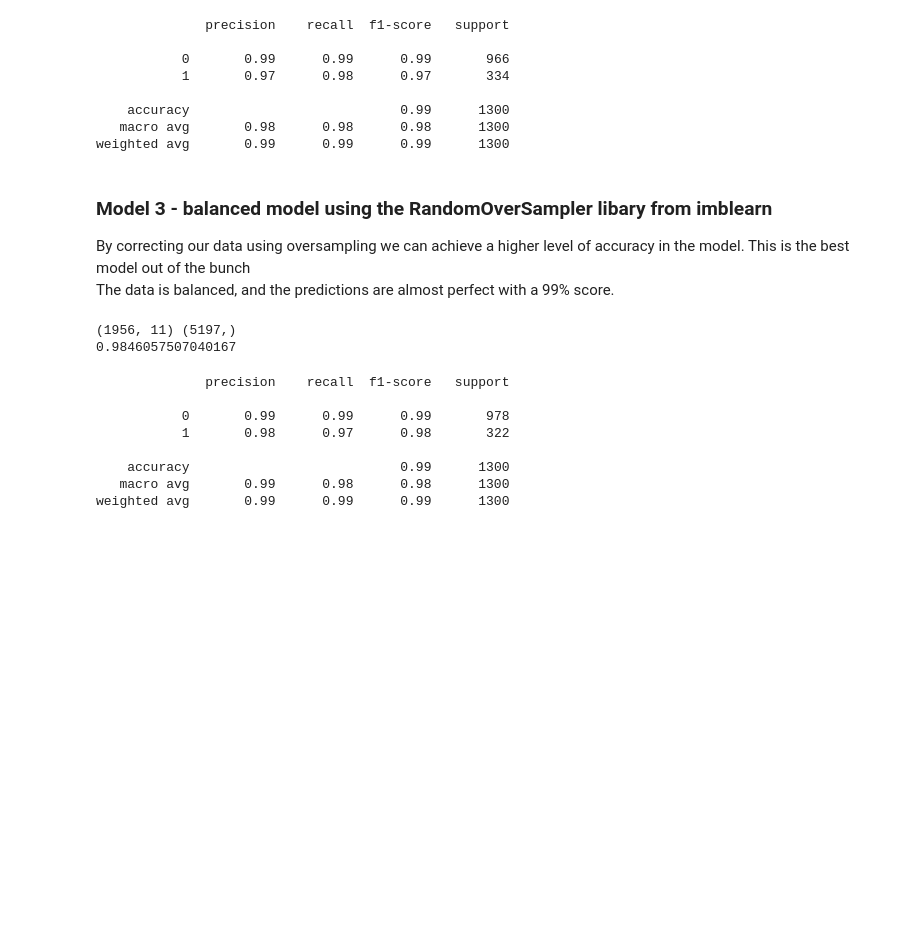
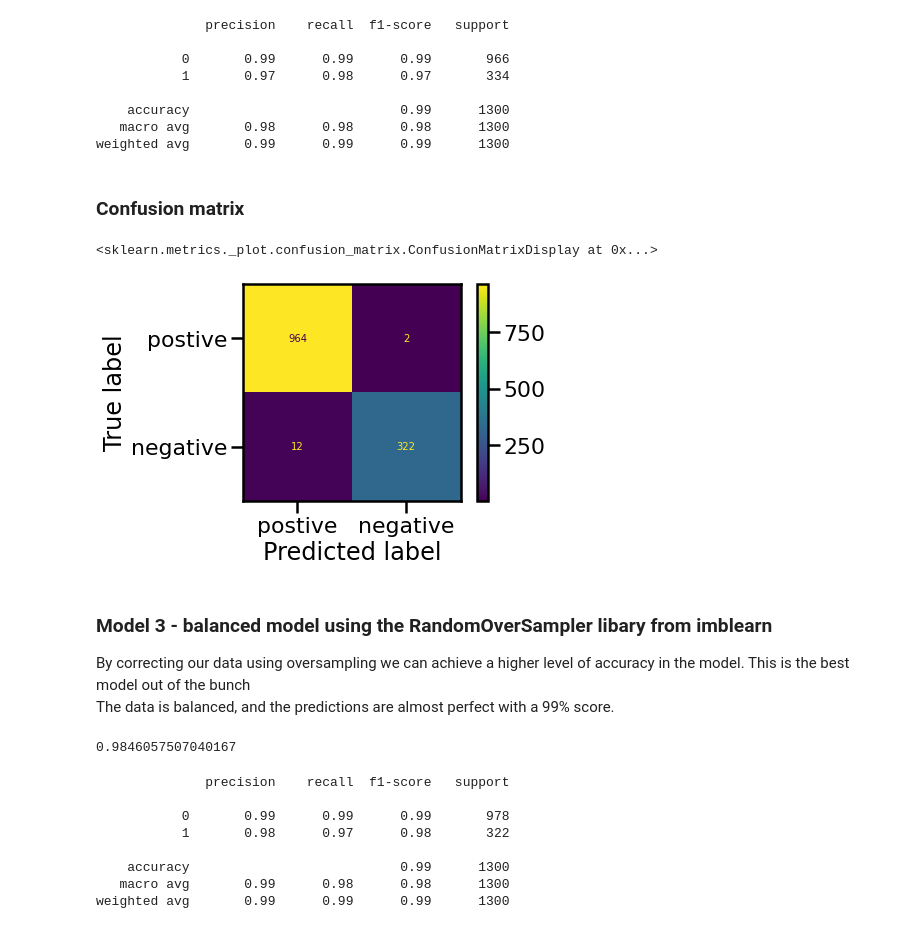
Before and after one commit to TamirIsCool/DataScIntro, a Jupyter notebook: Regression/Wine.ipynb, the cells around one changed output. Cells and saved outputs as stored; diff of their text form; code cells hidden in the pictures; blank space fills up the shorter version.

```diff
--- a/Regression/Wine.ipynb
+++ b/Regression/Wine.ipynb
@@ -585,6 +604,16 @@ print(classification_report(y_reg_balance_test, PredictRegBalance))
     accuracy                           0.99      1300
    macro avg       0.98      0.98      0.98      1300
 weighted avg       0.99      0.99      0.99      1300
+# %% [markdown]
+### Confusion matrix
+# %%
+from sklearn.metrics import confusion_matrix, ConfusionMatrixDisplay
+cm = confusion_matrix(y_reg_balance_test, regbalancedpredict)
+cmd = ConfusionMatrixDisplay(cm, display_labels=['postive','negative'])
+cmd.plot()
+# %% [output]
+<sklearn.metrics._plot.confusion_matrix.ConfusionMatrixDisplay at 0x...>
+[figure, added]
 # %% [markdown]
 ### Model 3 - balanced model using the RandomOverSampler libary from imblearn<br>
 By correcting our data using oversampling we can achieve a higher level of accuracy in the model.
@@ -612,13 +641,13 @@ fitted = model.fit(x_train_resampled,y_train_resampled)
 fitted2 = model.fit(x_normal_train,y_normal_train)
 predictBalance = model.predict(x_normal_test)
 model.score(x_normal_test,y_normal_test)
-print(x_test_resampled.shape, y_normal_train.shape)
 lr = LogisticRegression(max_iter=10000)
 
 RegressionCrossVal = cross_val_score(lr, x_normal_train,y_normal_train, cv=kf, scoring='accuracy').mean()
 print(RegressionCrossVal)
+balancedpredictfit = model.fit(x_reg_balance_train , y_reg_balance_train)
+balancedpredict = balancedpredictfit.predict(x_reg_balance_test)
 # %% [output]
-(1956, 11) (5197,)
 0.9846057507040167
 # %%
 from sklearn.metrics import classification_report
```
Also changed, not shown: parts of 10 cells of this notebook.
